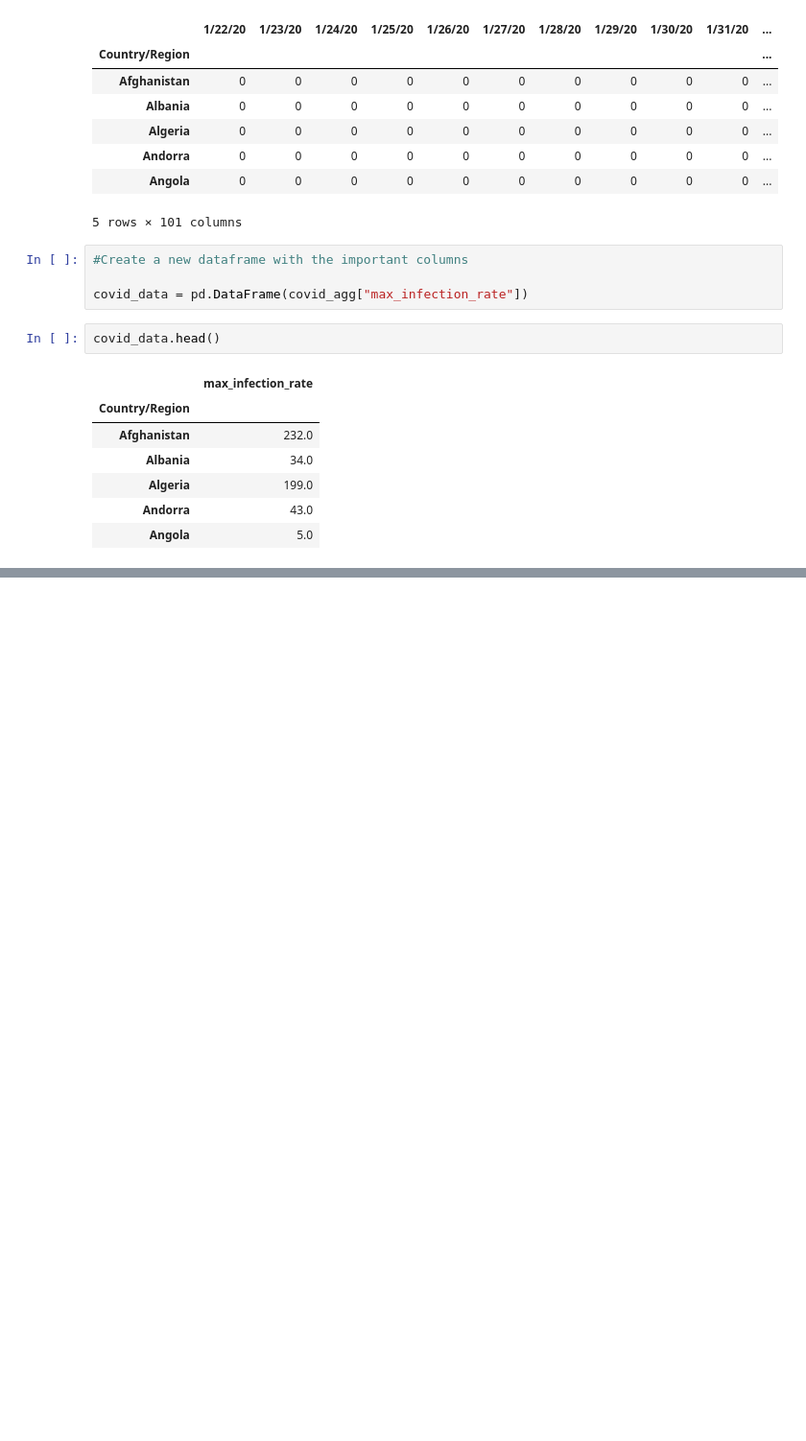
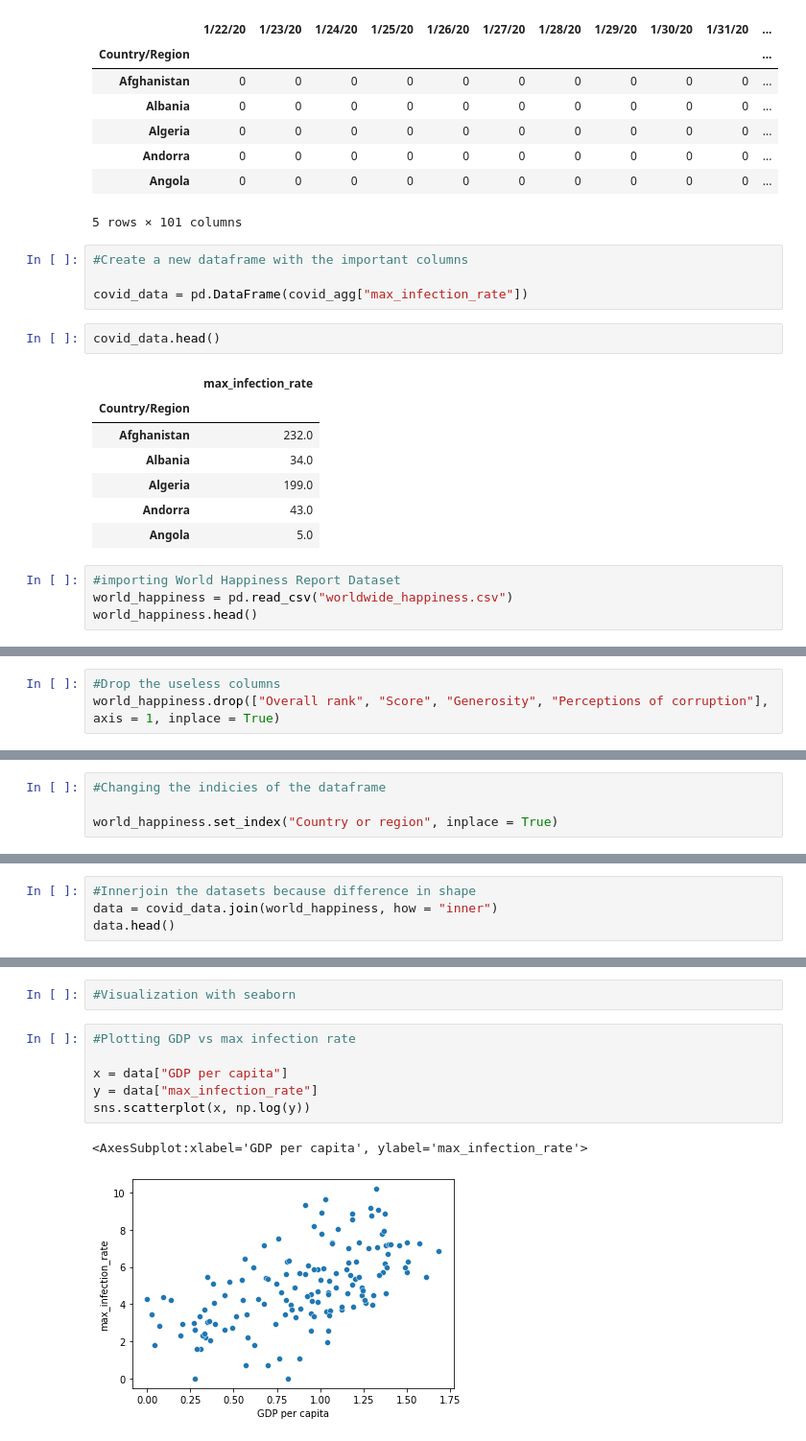
Before and after one commit to calebsiow0228/Covid-Visualization, a Jupyter notebook: covid19_visualization.ipynb, the cells around one changed output, grey strips where cells are left out. Shown at 96% size. Saved outputs shown, nothing was run; the diff lists cells and outputs as text; blank space fills up the shorter version.

Commit message:
Covid Data Analysis and Visualization

```diff
--- a/covid19_visualization.ipynb
+++ b/covid19_visualization.ipynb
@@ -134,3 +134,7 @@ covid_data.head()
 | Algeria | 199.0 |
 | Andorra | 43.0 |
 | Angola | 5.0 |
+# %%
+#importing World Happiness Report Dataset
+world_happiness = pd.read_csv("worldwide_happiness.csv")
+world_happiness.head()
@@ -136,0 +148,3 @@ covid_data.head()
+# %%
+#Drop the useless columns
+world_happiness.drop(["Overall rank", "Score", "Generosity", "Perceptions of corruption"], axis = 1, inplace = True)
@@ -136,0 +161,4 @@ covid_data.head()
+# %%
+#Changing the indicies of the dataframe
+
+world_happiness.set_index("Country or region", inplace = True)
@@ -136,0 +186,4 @@ covid_data.head()
+# %%
+#Innerjoin the datasets because difference in shape
+data = covid_data.join(world_happiness, how = "inner")
+data.head()
@@ -136,0 +208,11 @@ covid_data.head()
+# %%
+#Visualization with seaborn
+# %%
+#Plotting GDP vs max infection rate
+
+x = data["GDP per capita"]
+y = data["max_infection_rate"]
+sns.scatterplot(x, np.log(y))
+# %% [output]
+<AxesSubplot:xlabel='GDP per capita', ylabel='max_infection_rate'>
+[figure, added]
```
Also changed, not shown: parts of 12 cells of this notebook.
